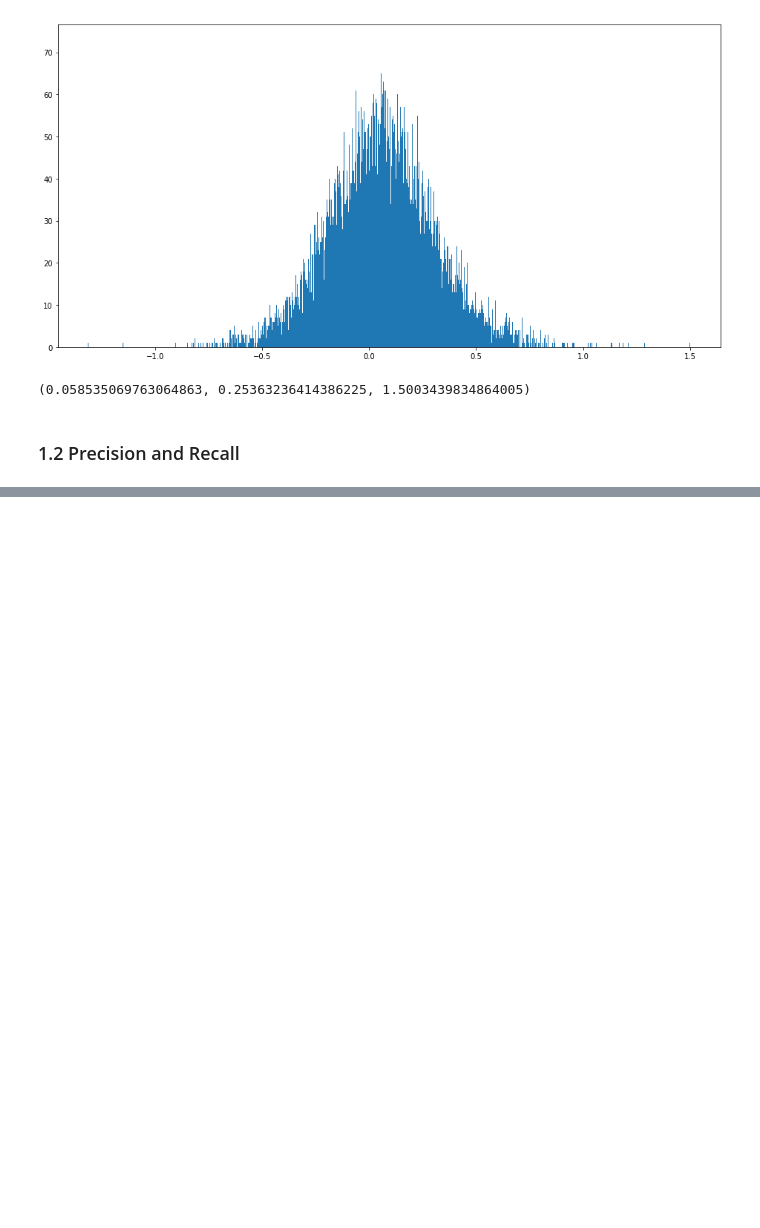
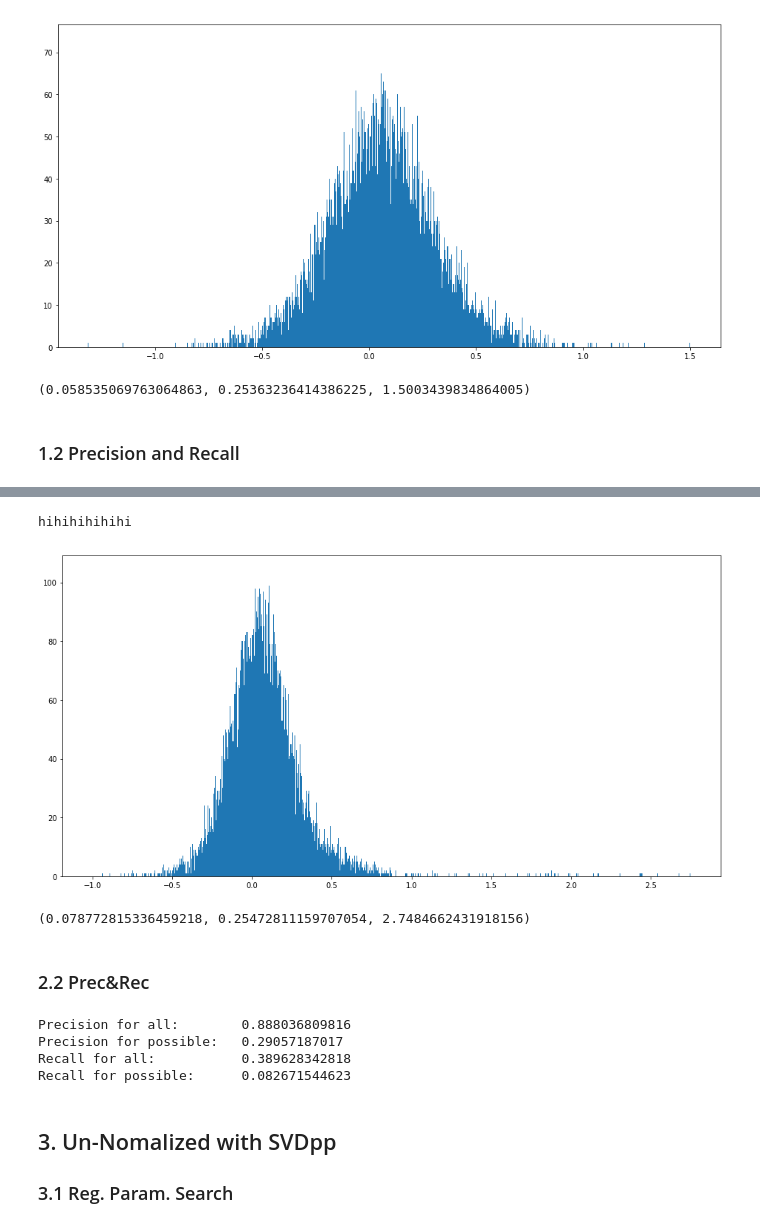
Before and after one commit to jpatrickpark/1003-project, a Jupyter notebook: notebooks/recommendationaccuracy.ipynb, the cells around one changed output, grey strips where cells are left out. Cells and saved outputs as stored; diff of their text form; code cells hidden in the pictures; blank space fills up the shorter version.

```diff
--- a/notebooks/recommendationaccuracy.ipynb
+++ b/notebooks/recommendationaccuracy.ipynb
@@ -231,0 +231,17 @@ Recall for possible:      0.58508776762
+# %%
+# Regularization Hyperparameter Search 1.
+lambdas = 10.0**np.arange(-7,3)
+test_loss_possible_rmse = np.zeros(len(lambdas))
+test_loss_all_rmse = np.zeros(len(lambdas))
+test_loss_possible_mae = np.zeros(len(lambdas))
+test_loss_all_mae = np.zeros(len(lambdas))
+
+for i in range(len(lambdas)):
+    algo = SVD(biased=False, n_epochs = 100,reg_all=lambdas[i])
+    algo.fit(trainset)
+    predictions = algo.test(testset, clip=False)
+    possible_predictions = [predictions[idx] for idx in range(len(predictions)) if predictions[idx].details['was_impossible']==False]
+    test_loss_possible_rmse[i] = accuracy.rmse(possible_predictions)
+    test_loss_all_rmse[i] = accuracy.rmse(predictions)
+    test_loss_possible_mae[i] = accuracy.mae(possible_predictions)
+    test_loss_all_mae[i] = accuracy.mae(predictions)
@@ -231,0 +266,59 @@ Recall for possible:      0.58508776762
+# %%
+# find best lambda
+# plt.semilogx(lambdas,test_loss_all_mae) #10^-2
+# plt.semilogx(lambdas,test_loss_possible_mae) # 10^-2
+# plt.semilogx(lambdas,test_loss_all_rmse) # 10^-1
+# plt.semilogx(lambdas,test_loss_possible_rmse) #10^-1
+
+# Choose lambda = 10^-1
+algo = SVD(biased=False, n_epochs = 100,reg_all=10**(-1))
+algo.fit(trainset)
+predictions = algo.test(testset, clip=False)
+possible_predictions = [predictions[idx] for idx in range(len(predictions)) if predictions[idx].details['was_impossible']==False]
+# %% [output]
+hihihihihihi
+# %%
+#Estimation distribution
+"""
+Estimation is a gaussian distribution.
+Below is a histogram of estimations.
+"""
+estimations = []
+for idx in range(len(possible_predictions)):
+    estimations.append(possible_predictions[idx].est)
+
+plt.hist(estimations,bins=1000)
+plt.show()
+
+np.mean(estimations),np.std(estimations),max(estimations)
+# %% [output]
+[figure, added]
+(0.078772815336459218, 0.25472811159707054, 2.7484662431918156)
+# %% [markdown]
+### 2.2 Prec&Rec
+# %%
+# top_n_all = get_top_n(predictions, n=k)
+# top_n_possible = get_top_n(possible_predictions, n=k)
+# # Print the recommended items for each user
+# for uid, user_ratings in top_n_possible.items():
+#     print(uid, [iid for (iid, _) in user_ratings], '\n')
+
+k = 40
+threshold = 0.3
+
+precisions_all, recalls_all = precision_recall_at_k(predictions, k=k, threshold=threshold)
+precisions_possible, recalls_possible = precision_recall_at_k(possible_predictions, k=k, threshold=threshold)
+
+# Precision and recall can then be averaged over all users
+print('Precision for all:        '+str(sum(prec for prec in precisions_all.values()) / len(precisions_all)))
+print('Precision for possible:   '+str(sum(prec for prec in precisions_possible.values()) / len(precisions_possible)))
+print('Recall for all:           '+str(sum(rec for rec in recalls_all.values()) / len(recalls_all)))
+print('Recall for possible:      '+str(sum(rec for rec in recalls_possible.values()) / len(recalls_possible)))
+# %% [output]
+Precision for all:        0.888036809816
+Precision for possible:   0.29057187017
+Recall for all:           0.389628342818
+Recall for possible:      0.082671544623
+# %% [markdown]
+## 3. Un-Nomalized with SVDpp
+### 3.1 Reg. Param. Search
```
Also changed, not shown: parts of 20 cells of this notebook.
